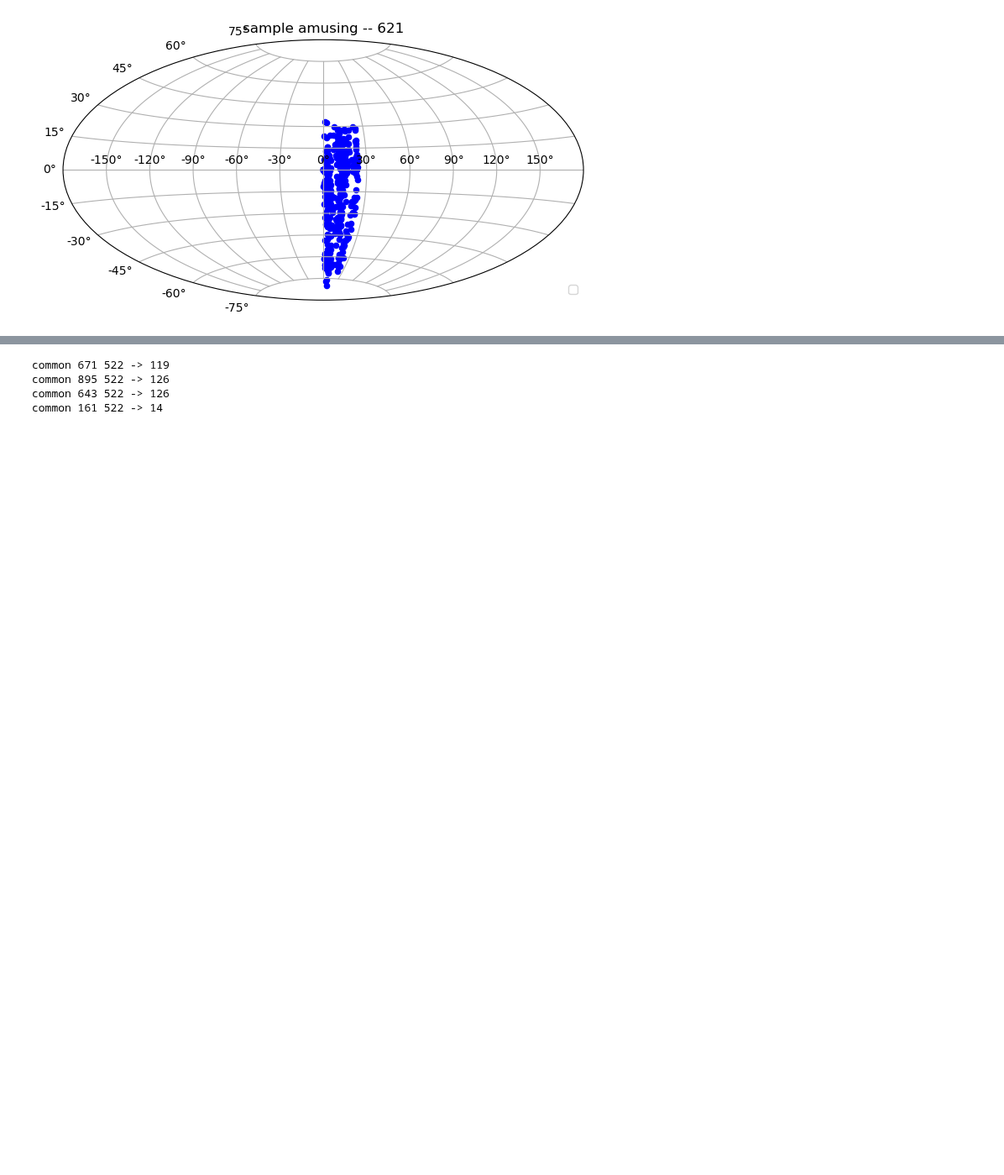
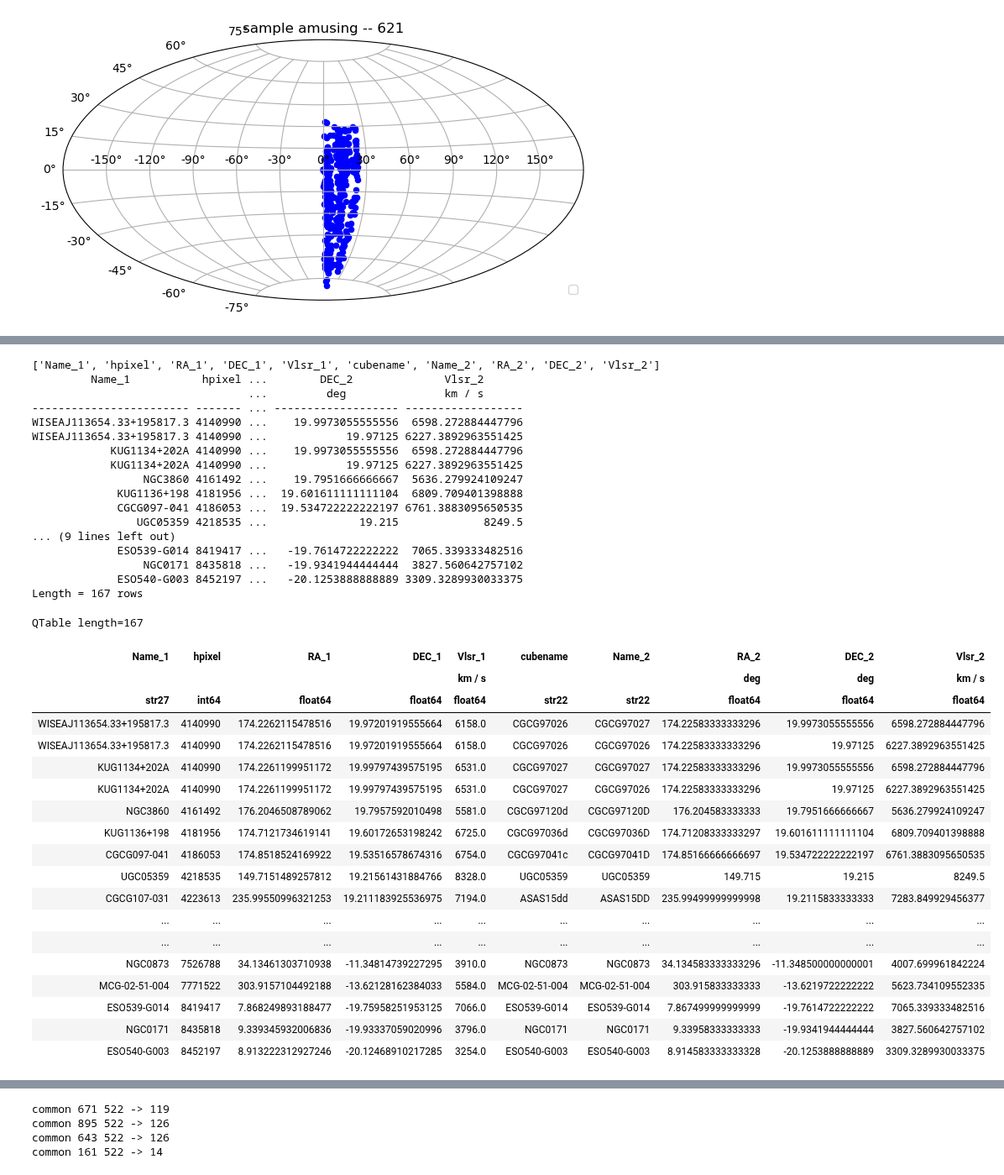
Before and after one commit to teuben/GBT-EDGE-HI, a Jupyter notebook: gals/hi_surveys.ipynb, the cells around one changed output, grey strips where cells are left out. Shown at 84% size. Drawn from its saved outputs; the diff is of its cells as text; code cells hidden in the pictures; blank space fills up the shorter version.

```diff
--- a/gals/hi_surveys.ipynb
+++ b/gals/hi_surveys.ipynb
@@ -1499,5 +1777,9 @@ Used in an ALMA proposal, so all fairly far south. < 20deg
 # %%
 t9 = QTable.read('ALMAcycle10_clustered-lastMay04.csv')
 t9['Name'] = np.char.replace(t9['Alias'], ' ', '')
-t9.keys()
+t9.sort('Name')
+hpixel = lonlat_to_healpix(t9['RA']*u.deg, t9['DEC']*u.deg, hp_nside) # healpix
+
+print(t9.keys())
+t9[ ['cubename', 'Alias', 'Name']]
 # %% [output]
@@ -1520,0 +1833,7 @@ t9.keys()
+# %%
+vlsr = np.round(t9['redshift'] * c, 0)
+t9_wcs = QTable( [t9['Name'], Column(hpixel), t9['RA'], t9['DEC'], vlsr, t9["cubename"]],
+                 names=(['Name','hpixel','RA','DEC','Vlsr','cubename']))
+t9_wcs.sort('Name')
+t9_wcs.write('t9_wcs.csv',format='ascii.csv',overwrite=True)
+t9_wcs
@@ -1521,2 +1861,49 @@ t9.keys()
 # %%
 t9_c = SkyCoord(t9["RA"] * u.deg, t9["DEC"] * u.deg)
+# %%
+#common(t9,t2) -> 126
+
+#common(t9_wcs,t2_wcs,"hpixel")       # -> 161
+j = join(t9_wcs, t2_wcs, "hpixel")    # -> 172  - some sources have the same hpixel (e.g. 1034207)1848504
+print(j.keys())
+
+print(j)
+j
+# %% [output]
+['Name_1', 'hpixel', 'RA_1', 'DEC_1', 'Vlsr_1', 'cubename', 'Name_2', 'RA_2', 'DEC_2', 'Vlsr_2']
+         Name_1           hpixel ...        DEC_2              Vlsr_2
+                                 ...         deg               km / s
+------------------------ ------- ... ------------------- ------------------
+WISEAJ113654.33+195817.3 4140990 ...    19.9973055555556  6598.272884447796
+WISEAJ113654.33+195817.3 4140990 ...            19.97125 6227.3892963551425
+            KUG1134+202A 4140990 ...    19.9973055555556  6598.272884447796
+            KUG1134+202A 4140990 ...            19.97125 6227.3892963551425
+                 NGC3860 4161492 ...    19.7951666666667  5636.279924109247
+             KUG1136+198 4181956 ...  19.601611111111104  6809.709401398888
+             CGCG097-041 4186053 ...  19.534722222222197 6761.3883095650535
+                UGC05359 4218535 ...              19.215             8249.5
+... (9 lines left out)
+             ESO539-G014 8419417 ...   -19.7614722222222  7065.339333482516
+                 NGC0171 8435818 ...   -19.9341944444444  3827.560642757102
+             ESO540-G003 8452197 ...   -20.1253888888889 3309.3289930033375
+Length = 167 rows
+QTable length=167
+| Name_1 | hpixel | RA_1 | DEC_1 | Vlsr_1 | cubename | Name_2 | RA_2 | DEC_2 | Vlsr_2 |
+|  |  |  |  | km / s |  |  | deg | deg | km / s |
+| str27 | int64 | float64 | float64 | float64 | str22 | str22 | float64 | float64 | float64 |
+| WISEAJ113654.33+195817.3 | 4140990 | 174.2262115478516 | 19.97201919555664 | 6158.0 | CGCG97026 | CGCG97027 | 174.22583333333296 | 19.9973055555556 | 6598.272884447796 |
+| WISEAJ113654.33+195817.3 | 4140990 | 174.2262115478516 | 19.97201919555664 | 6158.0 | CGCG97026 | CGCG97026 | 174.22583333333296 | 19.97125 | 6227.3892963551425 |
+| KUG1134+202A | 4140990 | 174.2261199951172 | 19.99797439575195 | 6531.0 | CGCG97027 | CGCG97027 | 174.22583333333296 | 19.9973055555556 | 6598.272884447796 |
+| KUG1134+202A | 4140990 | 174.2261199951172 | 19.99797439575195 | 6531.0 | CGCG97027 | CGCG97026 | 174.22583333333296 | 19.97125 | 6227.3892963551425 |
+| NGC3860 | 4161492 | 176.2046508789062 | 19.7957592010498 | 5581.0 | CGCG97120d | CGCG97120D | 176.204583333333 | 19.7951666666667 | 5636.279924109247 |
+| KUG1136+198 | 4181956 | 174.7121734619141 | 19.60172653198242 | 6725.0 | CGCG97036d | CGCG97036D | 174.71208333333297 | 19.601611111111104 | 6809.709401398888 |
+| CGCG097-041 | 4186053 | 174.8518524169922 | 19.53516578674316 | 6754.0 | CGCG97041c | CGCG97041D | 174.85166666666697 | 19.534722222222197 | 6761.3883095650535 |
+| UGC05359 | 4218535 | 149.7151489257812 | 19.21561431884766 | 8328.0 | UGC05359 | UGC05359 | 149.715 | 19.215 | 8249.5 |
+| CGCG107-031 | 4223613 | 235.99550996321253 | 19.211183925536975 | 7194.0 | ASAS15dd | ASAS15DD | 235.99499999999998 | 19.2115833333333 | 7283.849929456377 |
+| ... | ... | ... | ... | ... | ... | ... | ... | ... | ... |
+| ... | ... | ... | ... | ... | ... | ... | ... | ... | ... |
+| NGC0873 | 7526788 | 34.13461303710938 | -11.34814739227295 | 3910.0 | NGC0873 | NGC0873 | 34.134583333333296 | -11.348500000000001 | 4007.699961842224 |
+| MCG-02-51-004 | 7771522 | 303.9157104492188 | -13.62128162384033 | 5584.0 | MCG-02-51-004 | MCG-02-51-004 | 303.915833333333 | -13.6219722222222 | 5623.734109552335 |
+| ESO539-G014 | 8419417 | 7.868249893188477 | -19.75958251953125 | 7066.0 | ESO539-G014 | ESO539-G014 | 7.867499999999999 | -19.7614722222222 | 7065.339333482516 |
+| NGC0171 | 8435818 | 9.339345932006836 | -19.93337059020996 | 3796.0 | NGC0171 | NGC0171 | 9.33958333333333 | -19.9341944444444 | 3827.560642757102 |
+| ESO540-G003 | 8452197 | 8.913222312927246 | -20.12468910217285 | 3254.0 | ESO540-G003 | ESO540-G003 | 8.914583333333328 | -20.1253888888889 | 3309.3289930033375 |
```
Also changed, not shown: parts of 55 cells of this notebook.
